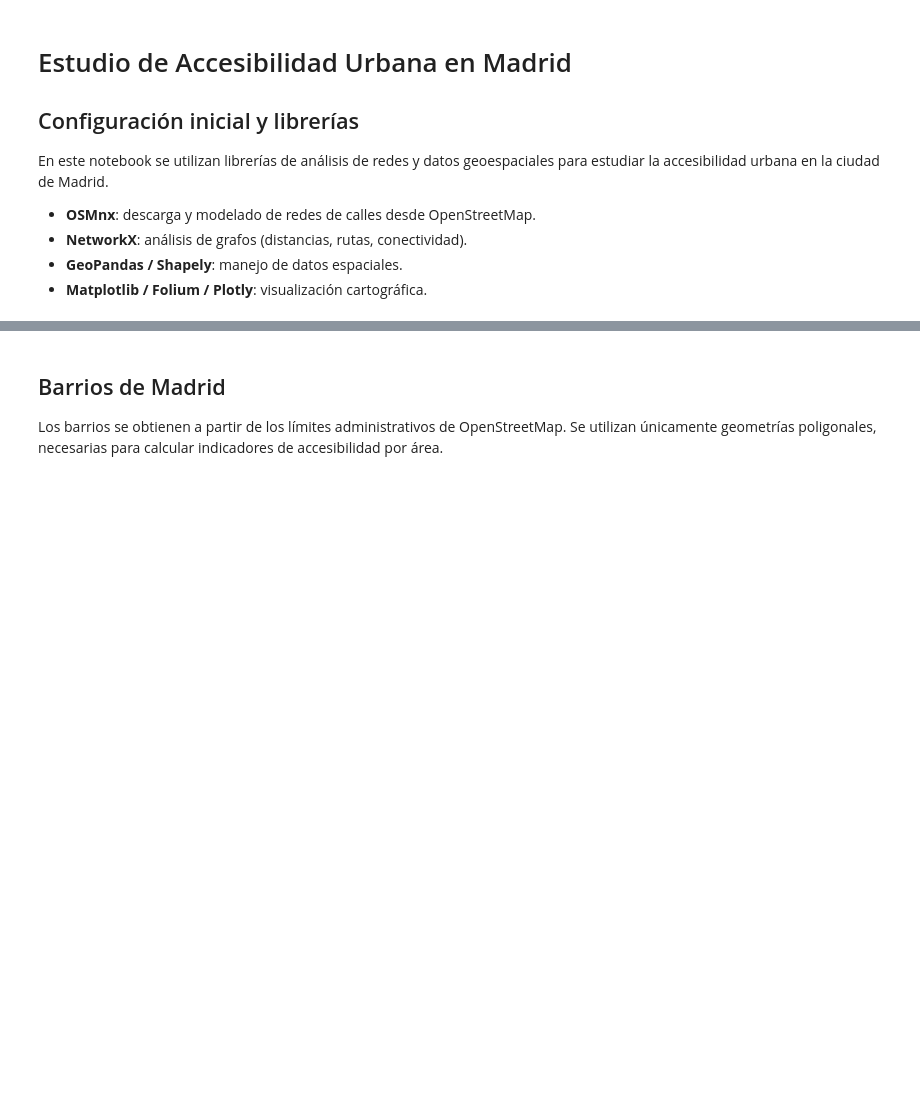
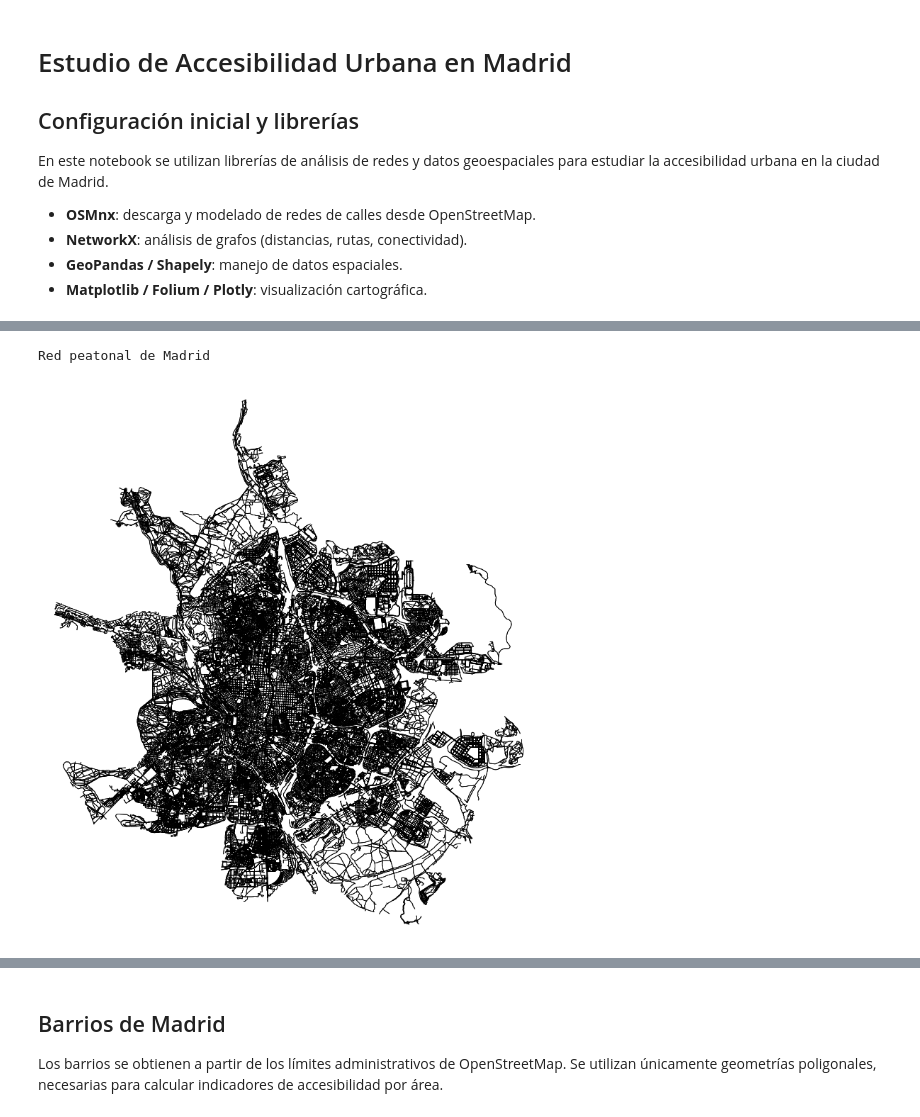
Before and after one commit to nt33/PRVD-Proyecto-OpenStreetMap, a Jupyter notebook: openstreetmap.ipynb, the cells around one changed output, grey strips where cells are left out. Drawn from its saved outputs; the diff is of its cells as text; code cells hidden in the pictures; blank space fills up the shorter version.

```diff
--- a/openstreetmap.ipynb
+++ b/openstreetmap.ipynb
@@ -47,0 +70,22 @@ G_drive = ox.graph_from_place(city_name, network_type='drive')
+# %%
+fig, ax = ox.plot_graph(
+    G_walk,
+    node_size=0,
+    edge_linewidth=0.6,
+    edge_color='black',
+    bgcolor='white',
+    figsize=(10, 10),
+    show=False,
+    close=False
+)
+
+# Guardar figura
+fig.savefig(
+    "graficas/red_peatonal_madrid.png",
+    dpi=300,
+    bbox_inches='tight'
+)
+print("Red peatonal de Madrid")
+# %% [output]
+Red peatonal de Madrid
+[figure, added]
```
Also changed, not shown: parts of 24 cells of this notebook, 10 other files.
